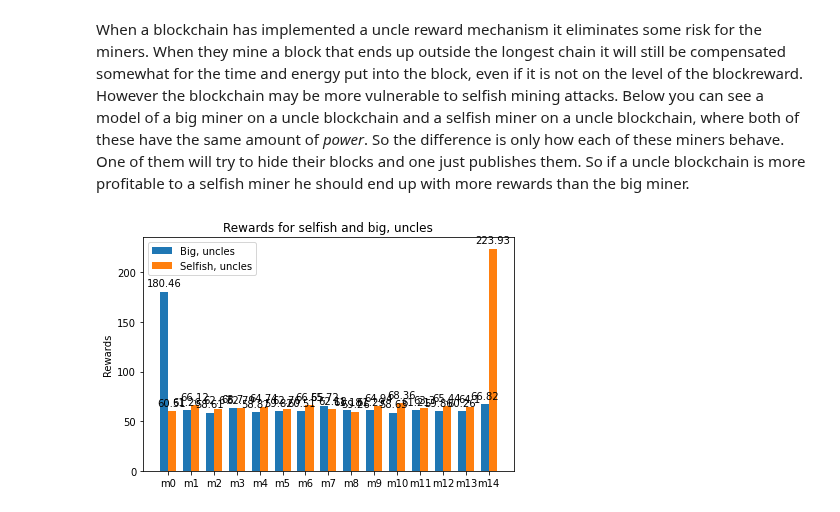
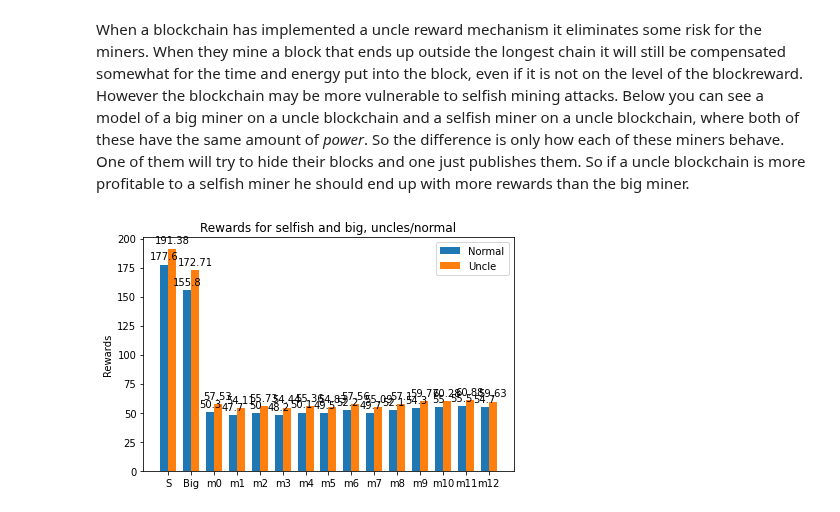
Before and after one commit to Od1nB/ProjectBlockchain, a Jupyter notebook: Project2_Uncles.ipynb, the cells around one changed output. Drawn from its saved outputs; the diff is of its cells as text; code cells hidden in the pictures.

```diff
--- a/Project2_Uncles.ipynb
+++ b/Project2_Uncles.ipynb
@@ -399,7 +373,7 @@ def getavg(tests, run_func, **kwargs):
         for i in range(tests):
             bc, m, s = run_func(**kwargs)
             # df = get_stats(m,s)
-            for mi, miner in enumerate(m + s):
+            for mi, miner in enumerate(s + m):
                 miner_rewards_avg[mi] += miner.reward
                 miner_rewards_avg_uncles[mi] += miner.uncle_reward + miner.reward
         miner_rewards_avg[:] = [x / tests for x in miner_rewards_avg]
@@ -555,19 +565,21 @@ miner_rewards_normal_self_big, miner_rewards_uncles_self_big = getavg(100,run,nu
+# %%
+normal_self30_big, uncles_self30_big = getavg(100, run, num_blocks=100, num_miners=13, uncle_reward=3, nephew_reward=2,miners=[30], num_selfish_miners=1, mining_power_selfish=30)
 # %%
 width = 0.35
 xpos = np.arange(len(miner_names))
 
 fig, ax = plt.subplots()
-normal = ax.bar(xpos - width/2, miner_rewards_uncles_big, width, label="Big, uncles")
-uncles = ax.bar(xpos + width/2, miner_rewards_uncles_selfish, width, label="Selfish, uncles")
+normal_plot = ax.bar(xpos - width/2, normal_self30_big, width, label="Normal")
+uncles_plot = ax.bar(xpos + width/2, uncles_self30_big, width, label="Uncle")
 
 ax.set_ylabel("Rewards")
-ax.set_title("Rewards for selfish and big, uncles")
+ax.set_title("Rewards for selfish and big, uncles/normal")
 ax.set_xticks(xpos)
-ax.set_xticklabels(miner_names)
+ax.set_xticklabels(["S", "Big"] +  miner_names[:-2])
 ax.legend()
-ax.bar_label(normal,padding=3)
-ax.bar_label(uncles,padding=3)
+ax.bar_label(normal_plot, padding=3)
+ax.bar_label(uncles_plot, padding=3)
 fig.tight_layout()
 plt.show()
 # %% [output]
-[figure, old version]
+[figure, new version]
```
Also changed, not shown: parts of 11 cells of this notebook.
